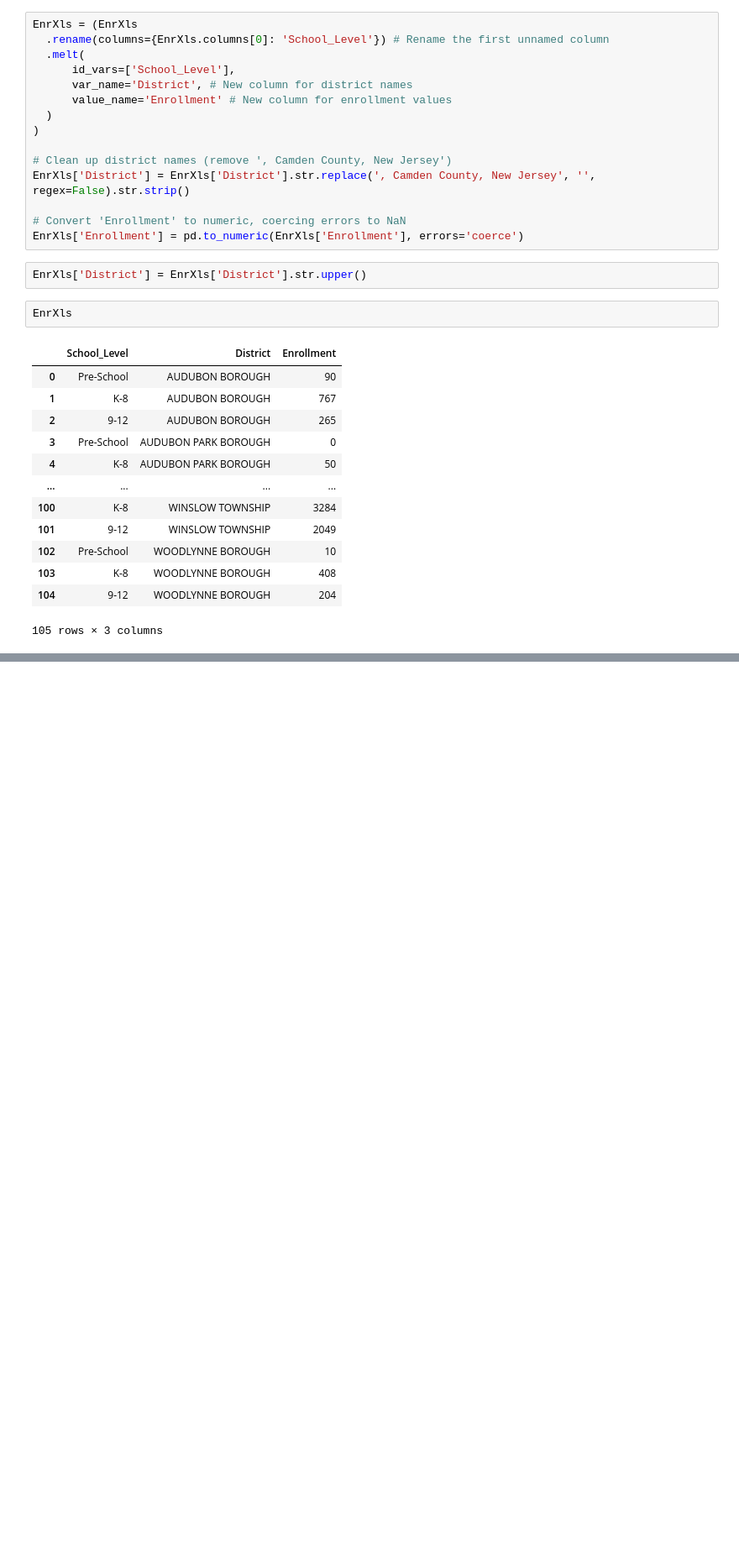
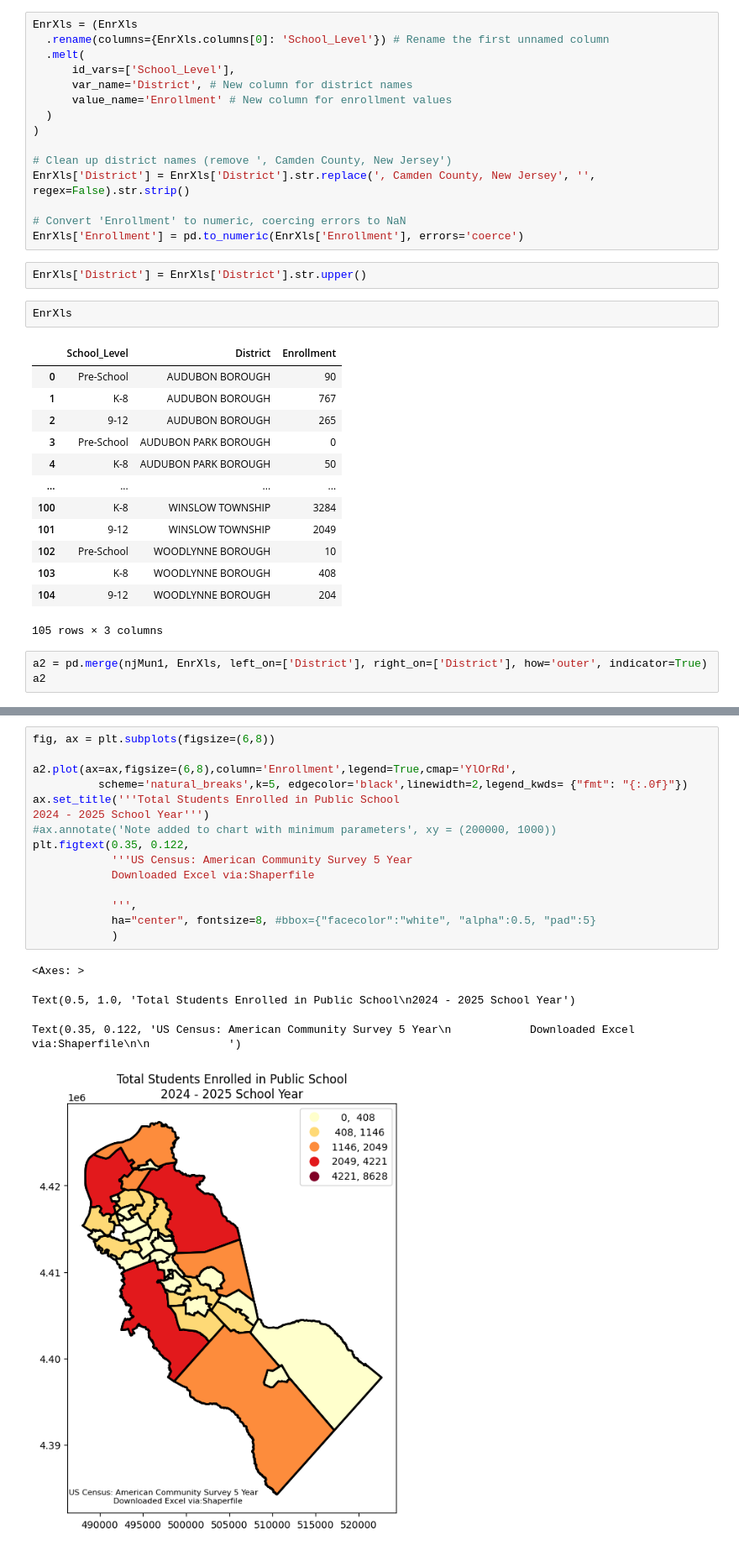
Before and after one commit to MhiyaJ/My-GIS-Stuff, a Jupyter notebook: ***Municipality Merge (ps01).ipynb, the cells around one changed output, grey strips where cells are left out. Shown at 84% size. Saved outputs shown, nothing was run; the diff lists cells and outputs as text; blank space fills up the shorter version.

```diff
--- a/***Municipality Merge (ps01).ipynb
+++ b/***Municipality Merge (ps01).ipynb
@@ -260,3 +260,6 @@ EnrXls
 | 103 | K-8 | WOODLYNNE BOROUGH | 408 |
 | 104 | 9-12 | WOODLYNNE BOROUGH | 204 |
 105 rows × 3 columns
+# %%
+a2 = pd.merge(njMun1, EnrXls, left_on=['District'], right_on=['District'], how='outer', indicator=True)
+a2
@@ -262,0 +289,20 @@ EnrXls
+# %%
+fig, ax = plt.subplots(figsize=(6,8))
+
+a2.plot(ax=ax,figsize=(6,8),column='Enrollment',legend=True,cmap='YlOrRd',
+          scheme='natural_breaks',k=5, edgecolor='black',linewidth=2,legend_kwds= {"fmt": "{:.0f}"})
+ax.set_title('''Total Students Enrolled in Public School
+2024 - 2025 School Year''')
+#ax.annotate('Note added to chart with minimum parameters', xy = (200000, 1000))
+plt.figtext(0.35, 0.122,
+            '''US Census: American Community Survey 5 Year
+            Downloaded Excel via:Shaperfile
+
+            ''',
+            ha="center", fontsize=8, #bbox={"facecolor":"white", "alpha":0.5, "pad":5}
+            )
+# %% [output]
+<Axes: >
+Text(0.5, 1.0, 'Total Students Enrolled in Public School\n2024 - 2025 School Year')
+Text(0.35, 0.122, 'US Census: American Community Survey 5 Year\n            Downloaded Excel via:Shaperfile\n\n            ')
+[figure, added]
```
Also changed, not shown: parts of 2 cells of this notebook.
